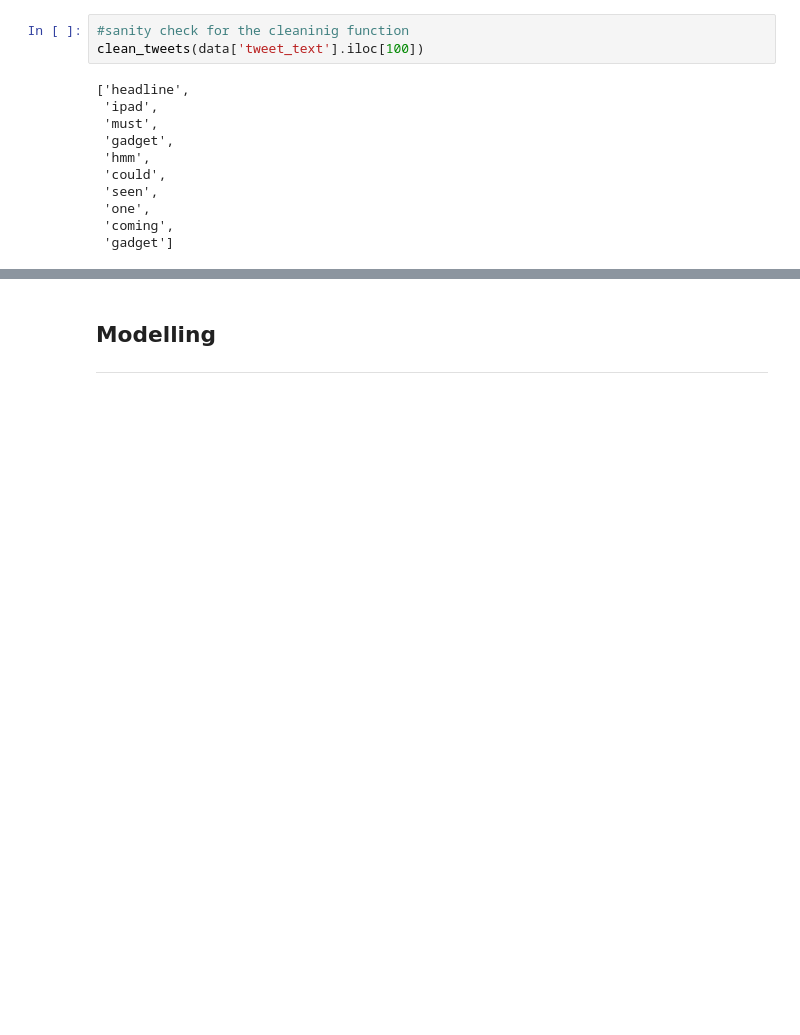
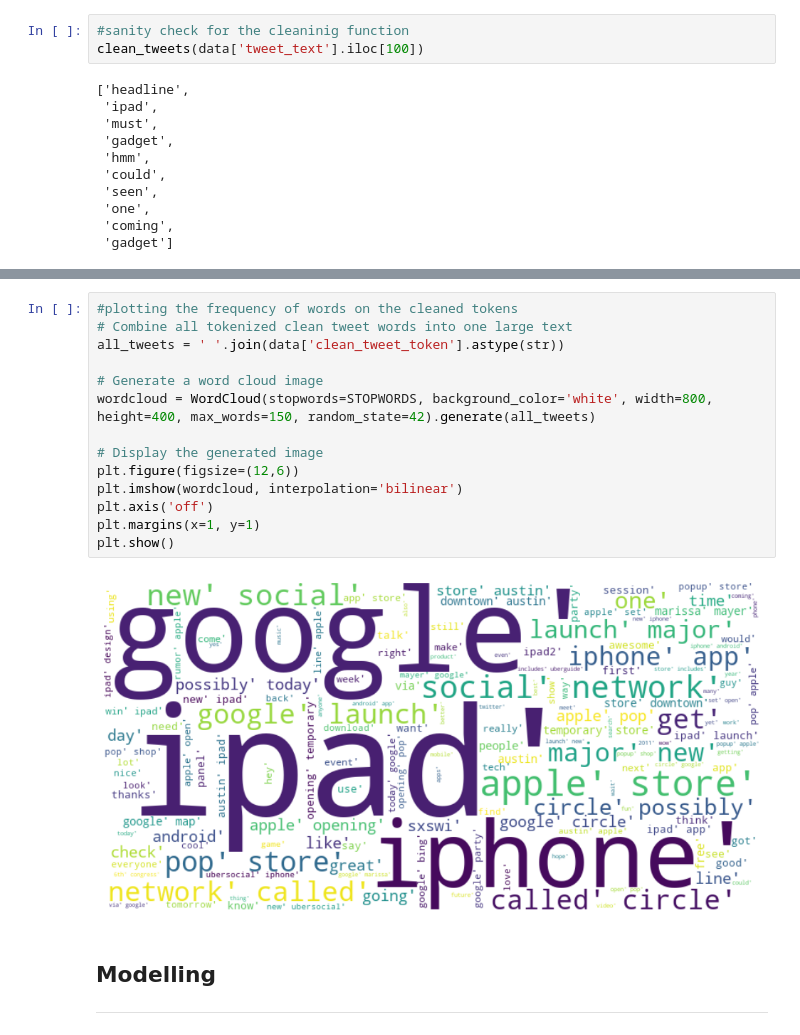
Before and after one commit to KennedyOwinoJnr/Twitter-Sentiment-Analysis, a Jupyter notebook: ProjectNotebook.ipynb, the cells around one changed output, grey strips where cells are left out. Drawn from its saved outputs; the diff is of its cells as text; blank space fills up the shorter version.

```diff
--- a/ProjectNotebook.ipynb
+++ b/ProjectNotebook.ipynb
@@ -388,6 +479,22 @@ data.head()
 | 2 | @swonderlin Can not wait for #iPa... | iPad | Positive | Apple | [wait, ipad, also, sale] |
 | 3 | @sxsw I hope this year's festival... | iPad or iPhone App | Negative | Apple | [hope, year, festival, crashy, ye... |
 | 4 | @sxtxstate great stuff on Fri #SX... | Google | Positive | Google | [great, stuff, fri, marissa, maye... |
+# %%
+#plotting the frequency of words on the cleaned tokens
+# Combine all tokenized clean tweet words into one large text
+all_tweets = ' '.join(data['clean_tweet_token'].astype(str))
+
+# Generate a word cloud image
+wordcloud = WordCloud(stopwords=STOPWORDS, background_color='white', width=800, height=400, max_words=150, random_state=42).generate(all_tweets)
+
+# Display the generated image
+plt.figure(figsize=(12,6))
+plt.imshow(wordcloud, interpolation='bilinear')
+plt.axis('off')
+plt.margins(x=1, y=1)
+plt.show()
+# %% [output]
+[figure, added]
 # %% [markdown]
 ## Modelling
 ---
```
Also changed, not shown: parts of 32 cells of this notebook.
